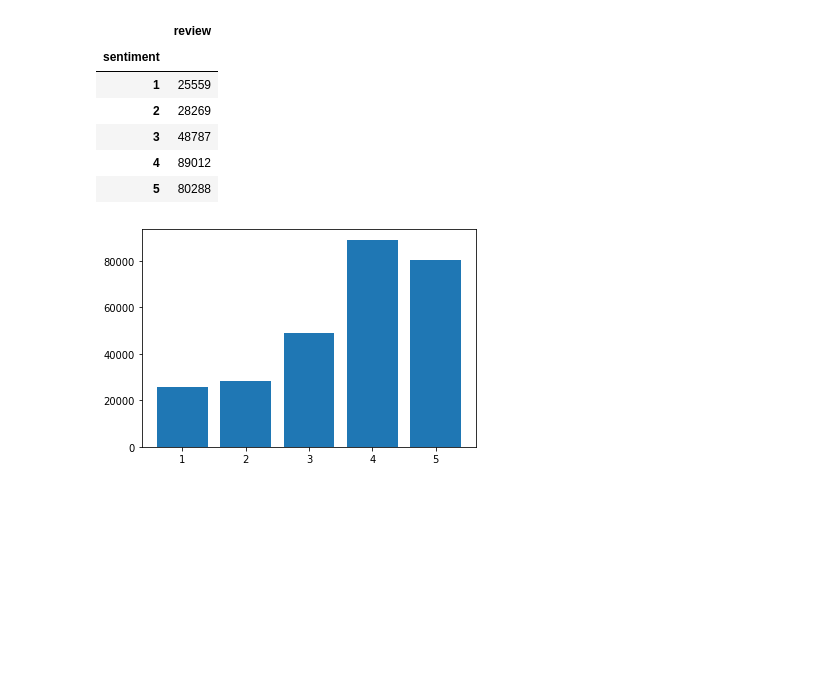
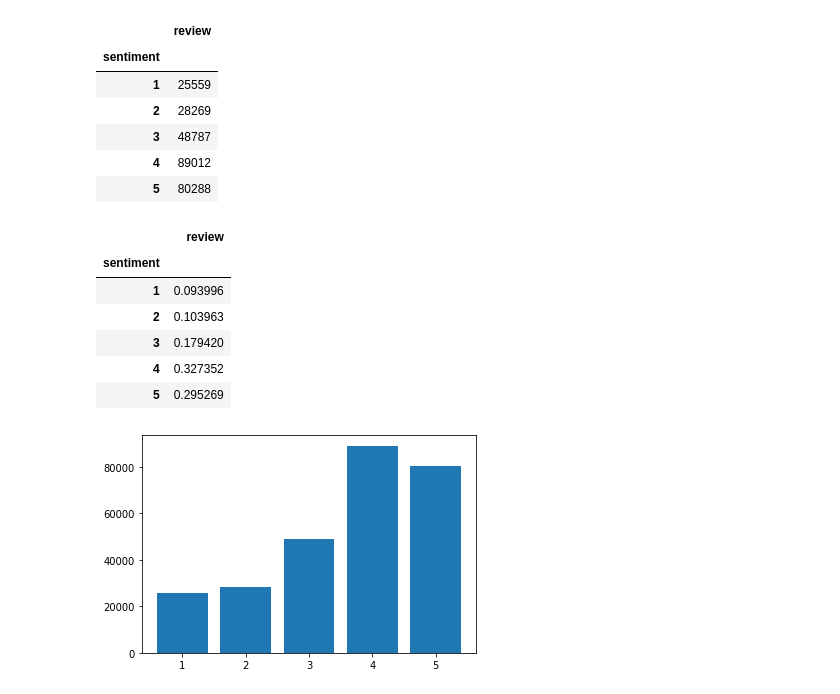
Before and after one commit to david-siqi-liu/yelp-sentiment-analysis, a Jupyter notebook: notebooks/eda.ipynb, the cells around one changed output. Drawn from its saved outputs; the diff is of its cells as text; code cells hidden in the pictures; blank space fills up the shorter version.

```diff
--- a/notebooks/eda.ipynb
+++ b/notebooks/eda.ipynb
@@ -76,6 +76,16 @@ pd.DataFrame(data_train.groupby('sentiment')['review'].count())
 | 3 | 48787 |
 | 4 | 89012 |
 | 5 | 80288 |
+# %%
+pd.DataFrame(data_train.groupby('sentiment')['review'].count() / 271915)
+# %% [output]
+|  | review |
+| sentiment |  |
+| 1 | 0.093996 |
+| 2 | 0.103963 |
+| 3 | 0.179420 |
+| 4 | 0.327352 |
+| 5 | 0.295269 |
 # %%
 # Training
 sentiment_dist_train = pd.DataFrame(data_train.groupby('sentiment')['review'].count())
```
Also changed, not shown: parts of 1 cell of this notebook, 10 other files.
